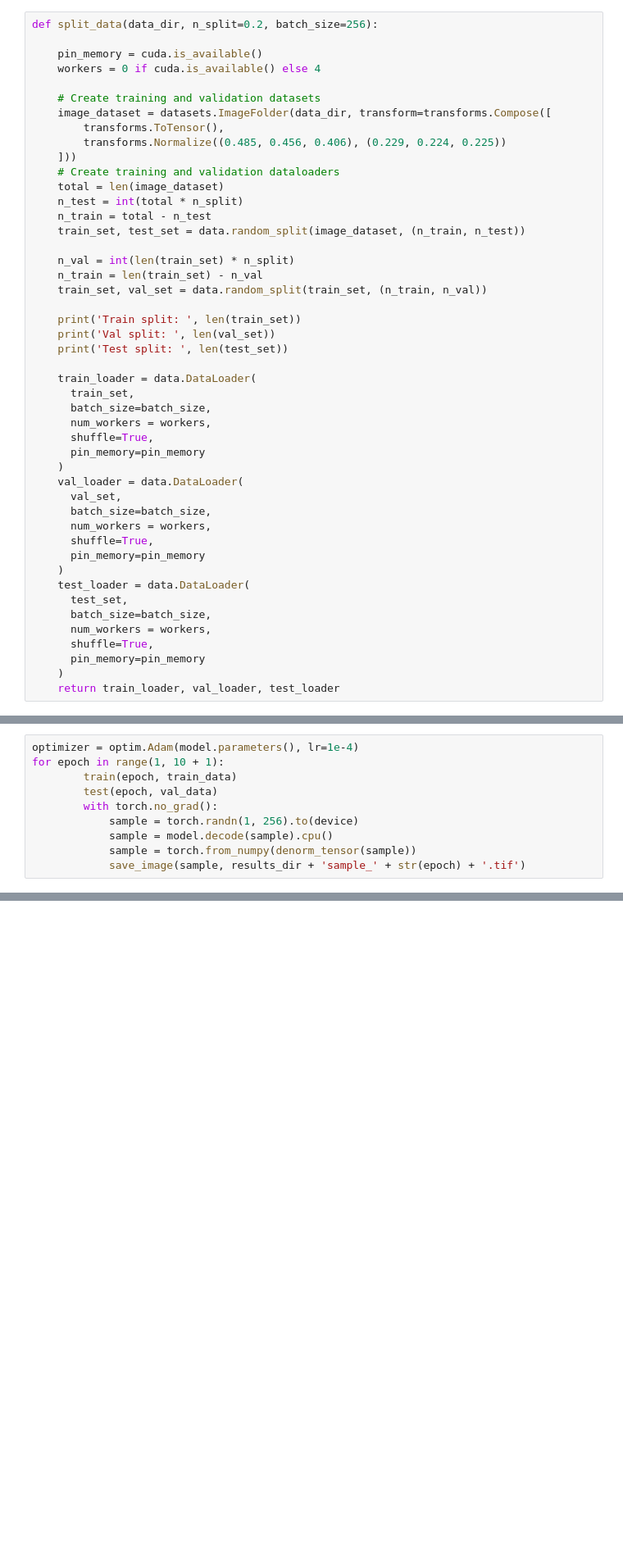
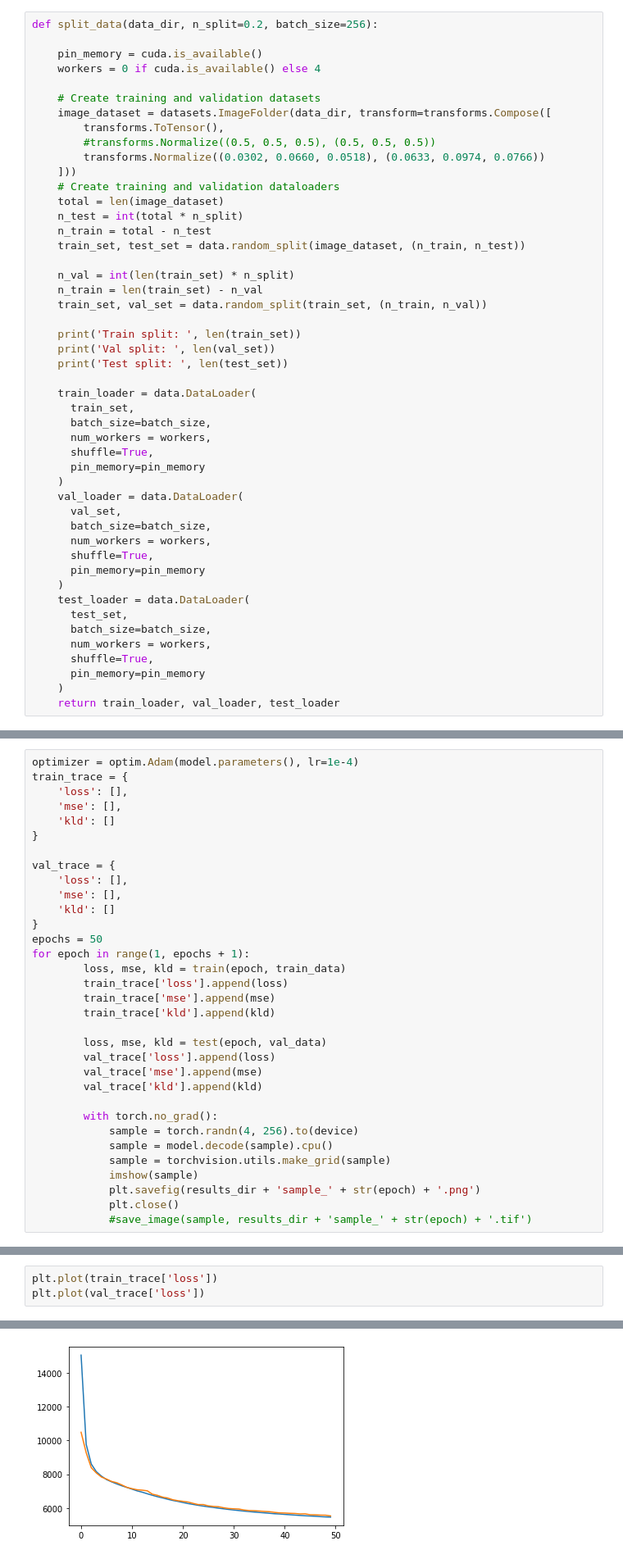
Before and after one commit to NotAndres/pytorch-vsc, a Jupyter notebook: notebook/vsc.ipynb, the cells around one changed output, grey strips where cells are left out. Shown at 82% size. Saved outputs shown, nothing was run; the diff lists cells and outputs as text; blank space fills up the shorter version.

```diff
--- a/notebook/vsc.ipynb
+++ b/notebook/vsc.ipynb
@@ -150,7 +138,8 @@ def split_data(data_dir, n_split=0.2, batch_size=256):
     # Create training and validation datasets
     image_dataset = datasets.ImageFolder(data_dir, transform=transforms.Compose([
         transforms.ToTensor(),
-        transforms.Normalize((0.485, 0.456, 0.406), (0.229, 0.224, 0.225))
+        #transforms.Normalize((0.5, 0.5, 0.5), (0.5, 0.5, 0.5))
+        transforms.Normalize((0.0302, 0.0660, 0.0518), (0.0633, 0.0974, 0.0766))
     ]))
     # Create training and validation dataloaders
     total = len(image_dataset)
@@ -254,11 +278,34 @@ Test split:  8322
 # %%
 optimizer = optim.Adam(model.parameters(), lr=1e-4)
-for epoch in range(1, 10 + 1):
-        train(epoch, train_data)
-        test(epoch, val_data)
+train_trace = {
+    'loss': [],
+    'mse': [],
+    'kld': []
+}
+
+val_trace = {
+    'loss': [],
+    'mse': [],
+    'kld': []
+}
+epochs = 50
+for epoch in range(1, epochs + 1):
+        loss, mse, kld = train(epoch, train_data)
+        train_trace['loss'].append(loss)
+        train_trace['mse'].append(mse)
+        train_trace['kld'].append(kld)
+
+        loss, mse, kld = test(epoch, val_data)
+        val_trace['loss'].append(loss)
+        val_trace['mse'].append(mse)
+        val_trace['kld'].append(kld)
+
         with torch.no_grad():
-            sample = torch.randn(1, 256).to(device)
+            sample = torch.randn(4, 256).to(device)
             sample = model.decode(sample).cpu()
-            sample = torch.from_numpy(denorm_tensor(sample))
-            save_image(sample, results_dir + 'sample_' + str(epoch) + '.tif')
+            sample = torchvision.utils.make_grid(sample)
+            imshow(sample)
+            plt.savefig(results_dir + 'sample_' + str(epoch) + '.png')
+            plt.close()
+            #save_image(sample, results_dir + 'sample_' + str(epoch) + '.tif')
 # %% [output]
@@ -282,0 +329,4 @@ recon = vae.decode(z)
+# %%
+plt.plot(train_trace['loss'])
+plt.plot(val_trace['loss'])
+# %% [output]
@@ -282,0 +334 @@ recon = vae.decode(z)
+[figure, added]
```
Also changed, not shown: parts of 23 cells of this notebook.
